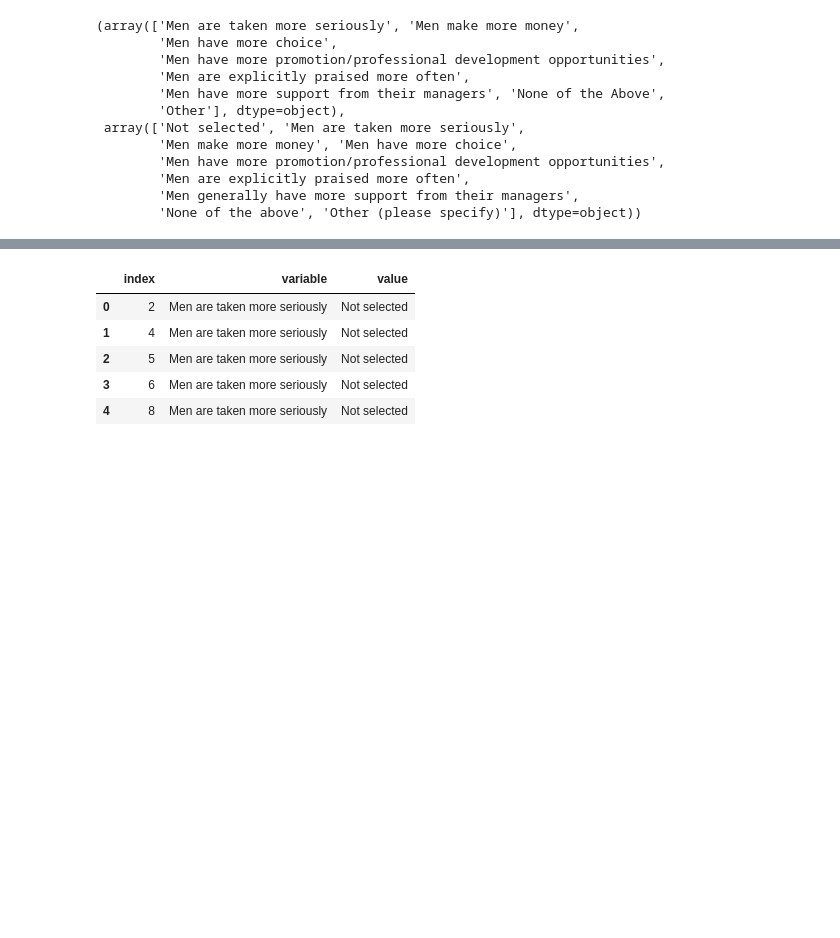
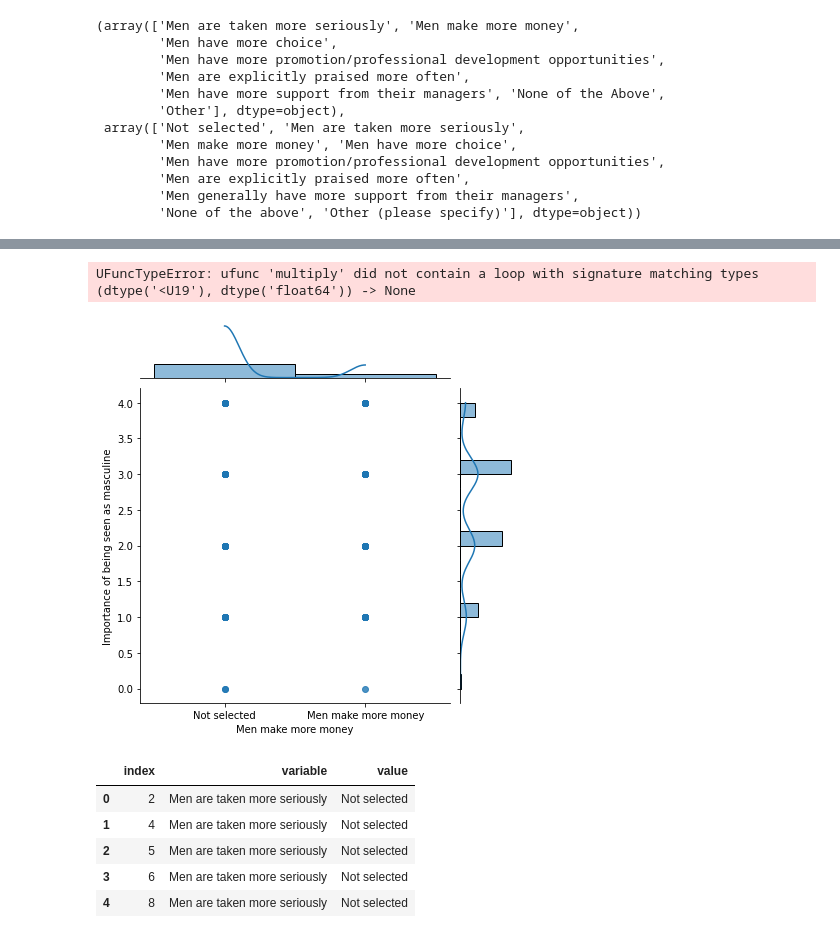
Before and after one commit to data301-2021-winter1/group20-project-, a Jupyter notebook: notebooks/analysis1.ipynb, the cells around one changed output, grey strips where cells are left out. Cells and saved outputs as stored; diff of their text form; code cells hidden in the pictures; blank space fills up the shorter version.

```diff
--- a/notebooks/analysis1.ipynb
+++ b/notebooks/analysis1.ipynb
@@ -287,3 +330,8 @@ df3['variable'].unique(), df3['value'].unique()
+# %%
+sns.jointplot(x='Men make more money', y='Importance of being seen as masculine', data=df2, kind='reg')
+# %% [output]
+UFuncTypeError: ufunc 'multiply' did not contain a loop with signature matching types (dtype('<U19'), dtype('float64')) -> None
+[figure, added]
 # %%
 df3.head()
 # %% [output]
```
Also changed, not shown: parts of 11 cells of this notebook.
